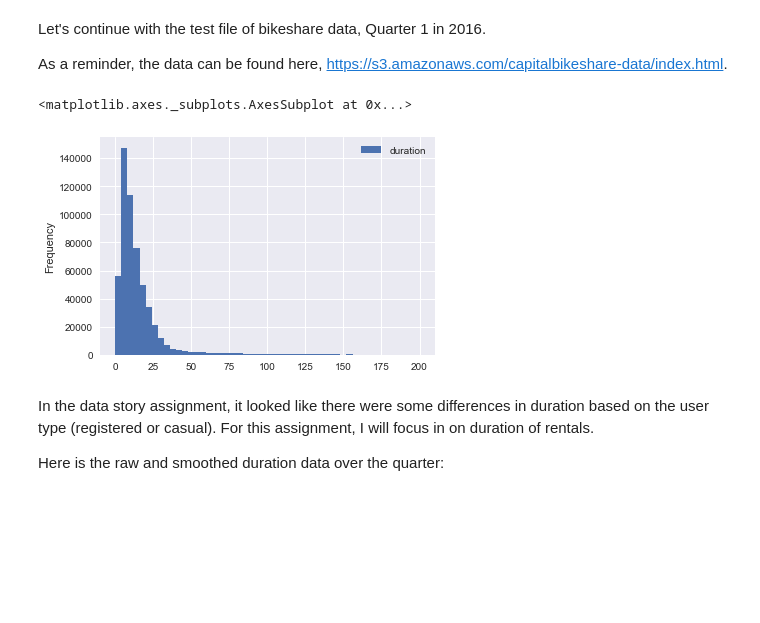
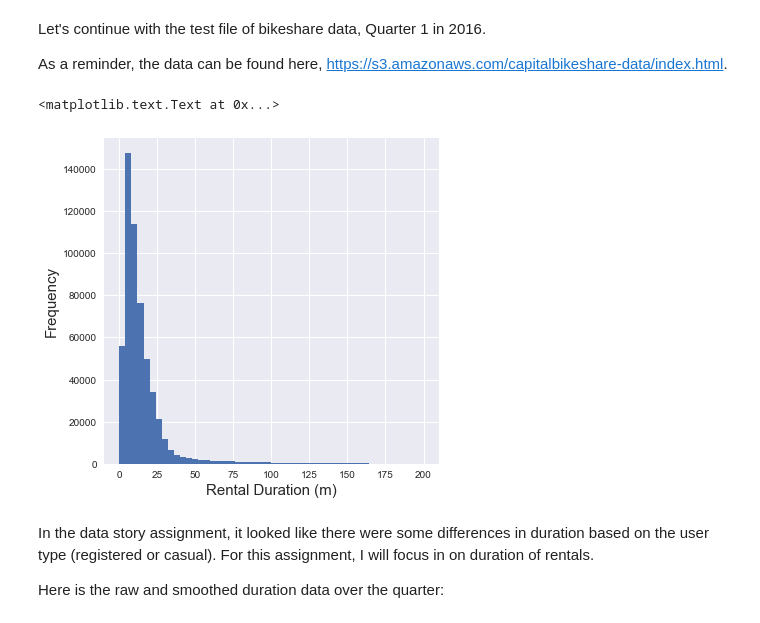
Before and after one commit to mskaerthomason/Springboard-Capstone-1, a Jupyter notebook: CapstoneDrafts/Bikeshare_EDA_InfStatistics- updates for report.ipynb, the cells around one changed output. Saved outputs shown, nothing was run; the diff lists cells and outputs as text; code cells hidden in the pictures; blank space fills up the shorter version.

```diff
--- a/CapstoneDrafts/Bikeshare_EDA_InfStatistics- updates for report.ipynb
+++ b/CapstoneDrafts/Bikeshare_EDA_InfStatistics- updates for report.ipynb
@@ -17,11 +17,15 @@ bikeshare = pd.read_csv('../CapstoneDrafts/data/2016-Q1-Trips-History-Data.csv',
                         parse_dates=True, date_parser=dateparse, index_col='Start date')
 bikeshare.columns = ['duration','enddate','startlocID','startloc','endlocID','endloc','bikeID','memtype']
 bikeshare.duration = bikeshare.duration * 1.66667e-5
-# %%
-bikeshare.plot(y='duration', kind='hist', bins=50, range=(0,200))
-# %% [output]
-<matplotlib.axes._subplots.AxesSubplot at 0x...>
-[figure, removed]
+# %%
+fig, ax = plt.subplots(1)
+fig.set_size_inches(6,6)
+bikeshare.plot(y='duration', kind='hist', bins=50, range=(0,200), ax=ax,legend=False)
+ax.set_xlabel('Rental Duration (m)',fontsize=15)
+ax.set_ylabel('Frequency',fontsize=15)
+# %% [output]
+<matplotlib.text.Text at 0x...>
+[figure, added]
 # %% [markdown]
 In the data story assignment, it looked like there were some differences in duration based on the user type (registered or casual).  For this assignment, I will focus in on duration of rentals.
 
```
